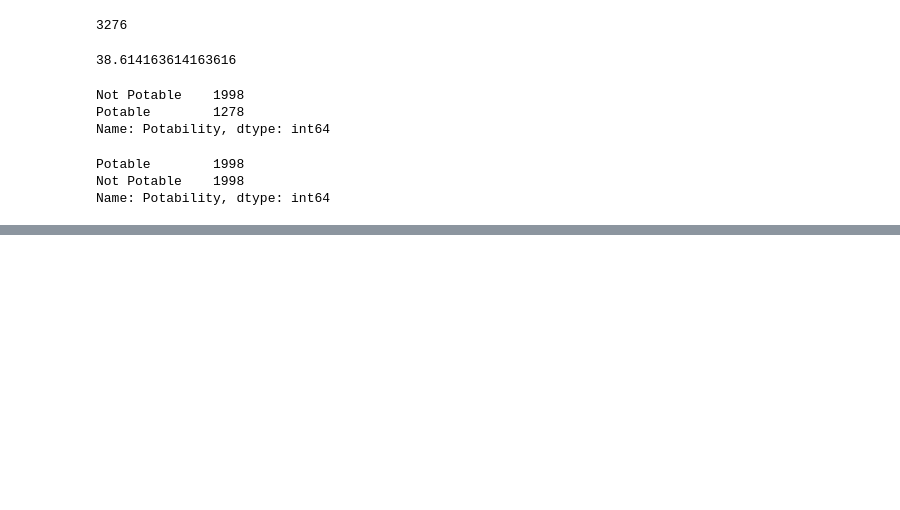
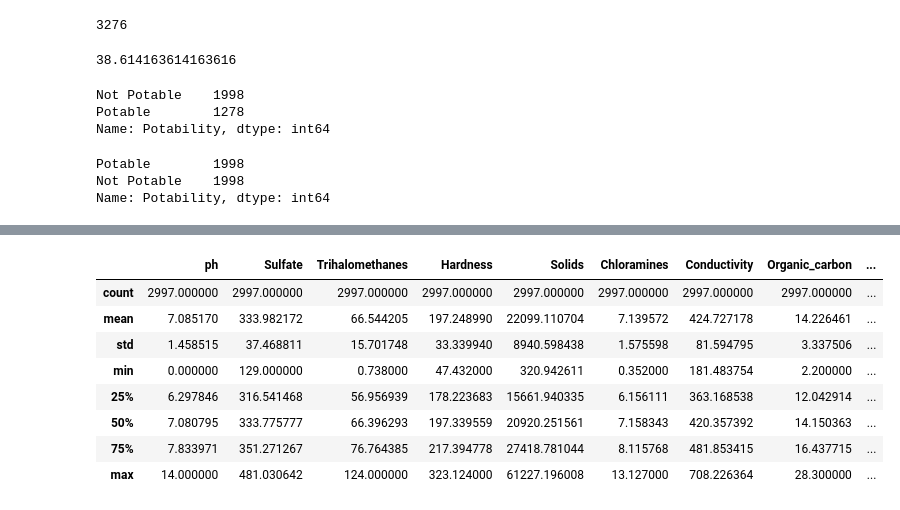
Before and after one commit to belindaxo/dsci100-project, a Jupyter notebook: project_report.ipynb, the cells around one changed output, grey strips where cells are left out. Drawn from its saved outputs; the diff is of its cells as text; code cells hidden in the pictures; blank space fills up the shorter version.

Commit message:
Relevant Summary 3 and Relevant Visualization
Just copy and pasted the proposal and added some comments

```diff
--- a/project_report.ipynb
+++ b/project_report.ipynb
@@ -107,0 +124,9 @@ Name: Potability, dtype: int64
+# %%
+# Splitting the dataset into training and testing dataset
+water_train, water_test = train_test_split(
+    water_data, train_size=0.75, stratify=water_data["Potability"]
+)
+
+# The information about the two datasets
+print(water_train.info())
+print(water_test.info())
@@ -107,0 +151,14 @@ Name: Potability, dtype: int64
+# %%
+# The description of all the predictor variables in the training dataset
+predictor_vals_summary = water_train.describe()
+predictor_vals_summary
+# %% [output]
+|  | ph | Sulfate | Trihalomethanes | Hardness | Solids | Chloramines | Conductivity | Organic_carbon | ... |
+| count | 2997.000000 | 2997.000000 | 2997.000000 | 2997.000000 | 2997.000000 | 2997.000000 | 2997.000000 | 2997.000000 | ... |
+| mean | 7.085170 | 333.982172 | 66.544205 | 197.248990 | 22099.110704 | 7.139572 | 424.727178 | 14.226461 | ... |
+| std | 1.458515 | 37.468811 | 15.701748 | 33.339940 | 8940.598438 | 1.575598 | 81.594795 | 3.337506 | ... |
+| min | 0.000000 | 129.000000 | 0.738000 | 47.432000 | 320.942611 | 0.352000 | 181.483754 | 2.200000 | ... |
+| 25% | 6.297846 | 316.541468 | 56.956939 | 178.223683 | 15661.940335 | 6.156111 | 363.168538 | 12.042914 | ... |
+| 50% | 7.080795 | 333.775777 | 66.396293 | 197.339559 | 20920.251561 | 7.158343 | 420.357392 | 14.150363 | ... |
+| 75% | 7.833971 | 351.271267 | 76.764385 | 217.394778 | 27418.781044 | 8.115768 | 481.853415 | 16.437715 | ... |
+| max | 14.000000 | 481.030642 | 124.000000 | 323.124000 | 61227.196008 | 13.127000 | 708.226364 | 28.300000 | ... |
```
Also changed, not shown: parts of 6 cells of this notebook.
